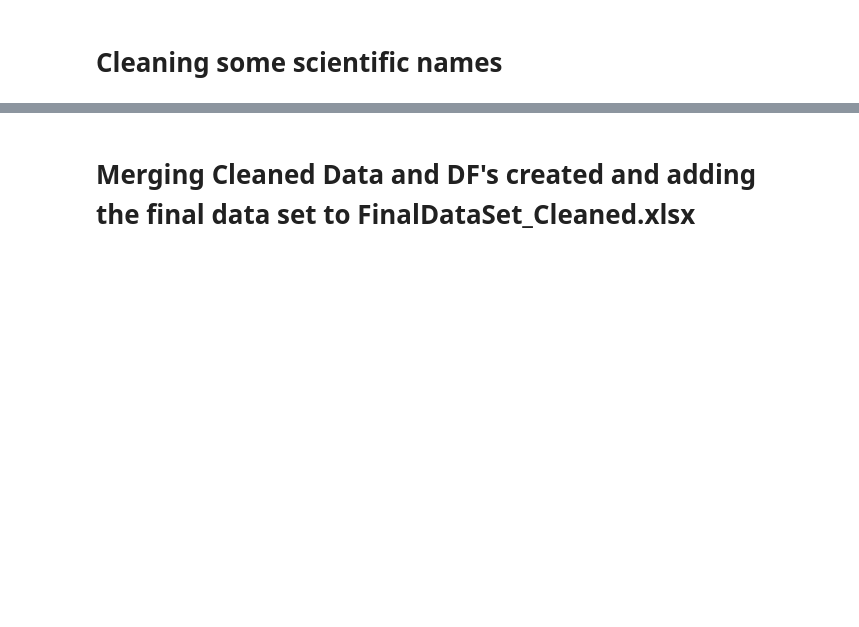
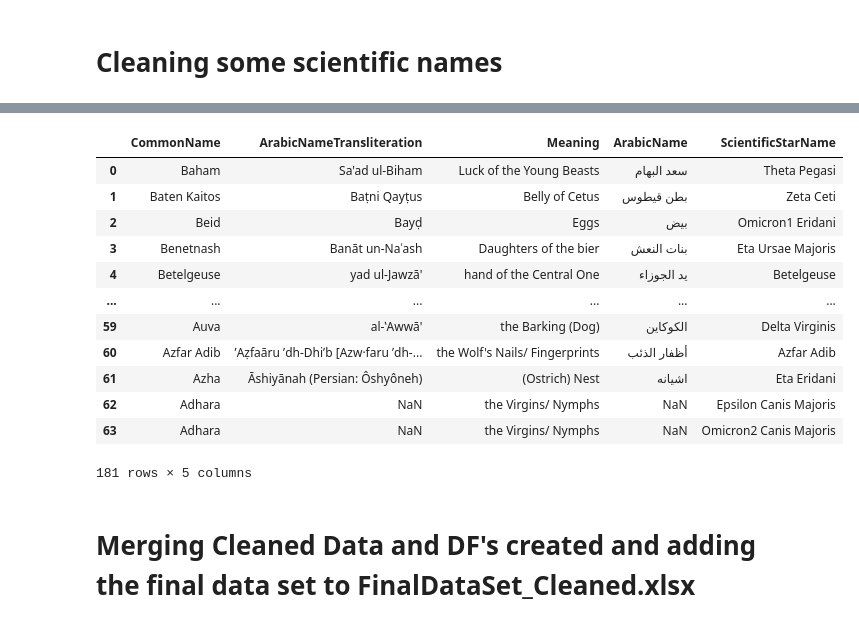
Before and after one commit to snamjoshi1/DCPP_Group_Assignment, a Jupyter notebook: Adding Additional Attributes.ipynb, the cells around one changed output, grey strips where cells are left out. Drawn from its saved outputs; the diff is of its cells as text; code cells hidden in the pictures; blank space fills up the shorter version.

```diff
--- a/Adding Additional Attributes.ipynb
+++ b/Adding Additional Attributes.ipynb
@@ -118,3 +300,20 @@ NewDF
+# %%
+NewDF=NewDF.drop('ArabicVowel',1)
+NewDF
+# %% [output]
+|  | CommonName | ArabicNameTransliteration | Meaning | ArabicName | ScientificStarName |
+| 0 | Baham | Sa'ad ul-Biham | Luck of the Young Beasts | سعد البهام | Theta Pegasi |
+| 1 | Baten Kaitos | Baṭni Qayṭus | Belly of Cetus | بطن قيطوس | Zeta Ceti |
+| 2 | Beid | Bayḍ | Eggs | بيض | Omicron1 Eridani |
+| 3 | Benetnash | Banāt un-Naʿash | Daughters of the bier | بنات النعش | Eta Ursae Majoris |
+| 4 | Betelgeuse | yad ul-Jawzā' | hand of the Central One | يد الجوزاء | Betelgeuse |
+| ... | ... | ... | ... | ... | ... |
+| 59 | Auva | al-ʽAwwā' | the Barking (Dog) | الكوكاين | Delta Virginis |
+| 60 | Azfar Adib | ʼAẓfaāru ʼdh-Dhiʼb [Azw·faru ʼdh-... | the Wolf's Nails/ Fingerprints | أظفار الذئب | Azfar Adib |
+| 61 | Azha | Āshiyānah (Persian: Ôshyôneh) | (Ostrich) Nest | اشیانه | Eta Eridani |
+| 62 | Adhara | NaN | the Virgins/ Nymphs | NaN | Epsilon Canis Majoris |
+| 63 | Adhara | NaN | the Virgins/ Nymphs | NaN | Omicron2 Canis Majoris |
+181 rows × 5 columns
 # %% [markdown]
 # Merging Cleaned Data and DF's created and adding the final data set to FinalDataSet_Cleaned.xlsx
 # %%
```
Also changed, not shown: parts of 17 cells of this notebook, 4 other files.
